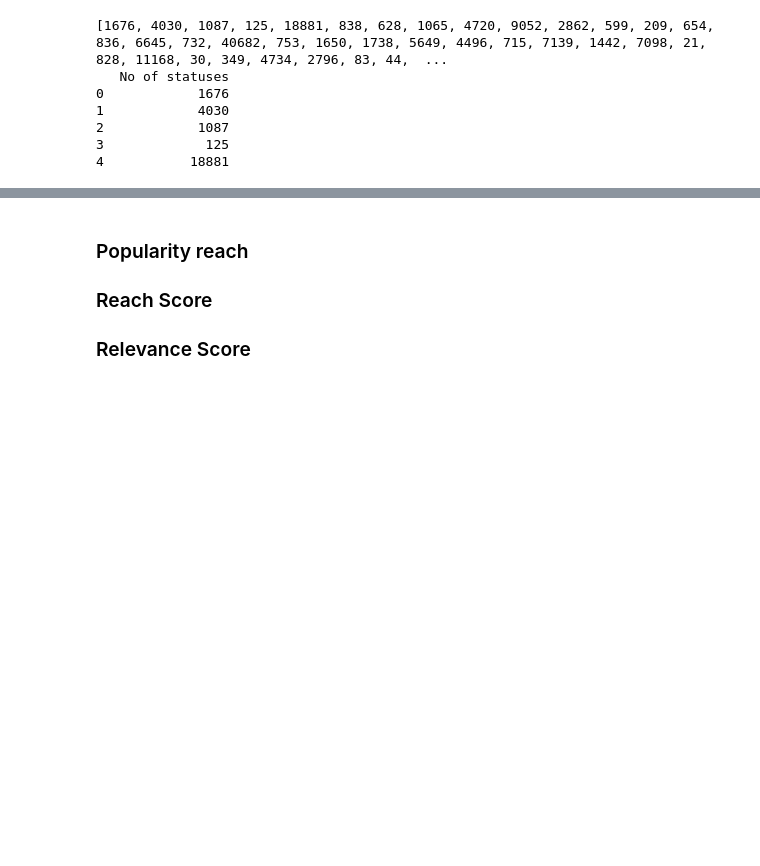
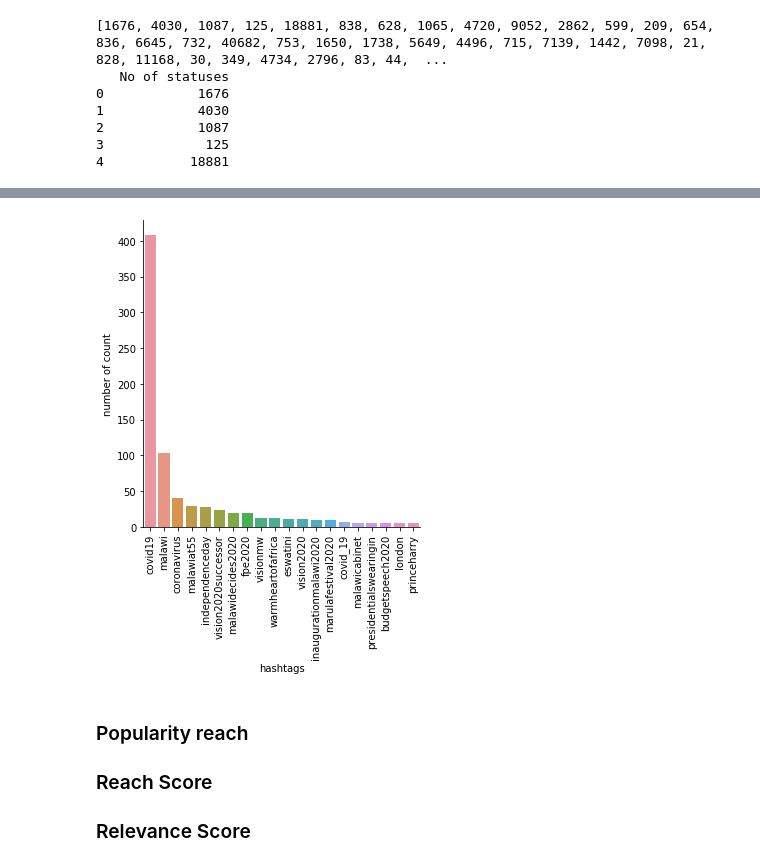
Before and after one commit to rofiahadeshina/QuickStart2020, a Jupyter notebook: week1/notebook/week1_of_scrapping_starter updated.ipynb, the cells around one changed output, grey strips where cells are left out. Saved outputs shown, nothing was run; the diff lists cells and outputs as text; code cells hidden in the pictures; blank space fills up the shorter version.

```diff
--- a/week1/notebook/week1_of_scrapping_starter updated.ipynb
+++ b/week1/notebook/week1_of_scrapping_starter updated.ipynb
@@ -212,7 +264,7 @@ for i in fl_handles:
 # getting followers for 100 influencers
 # Calling the get_user function with our parameters
 followers = []
-for i in fl_handles:
+for i in handles:
     try:
         results = api.get_user(id=i)
     except tweepy.TweepError as e:
@@ -220,8 +272,4 @@ for i in fl_handles:
     followers.append(results.followers_count)
     #print(results.followers_count)
 print(followers)
-# followers dataframe
-total_followers = pd.DataFrame(followers,columns=["Number of followers"])
-#total_followers.to_csv('C:/Users/HP/Desktop/CV, P.Statement and others/10 Academy/gov_follower.csv')
-print(total_followers.head())
 # %% [output]
@@ -235,7 +301,7 @@ print(total_followers.head())
 # %%
 # getting no of likes for gov influencers
 likes = []
-for i in fl_handles:
+for i in handles:
     try:
         results = api.get_user(id=i)
     except tweepy.TweepError as e:
@@ -278,11 +364,13 @@ print(gov_following.head())
 # %%
 #getting retweets
 no_of_retweets = []
-for id in fl_handles:
+for id in handles:
     try:
-        tweets = tweepy.Cursor(api.user_timeline, id=i).items()
+        tweets = tweepy.Cursor(api.user_timeline, id=i).items(200)
+        rt = 0
         for tweet in tweets:
-            no_of_retweets.append(tweet.retweet_count)
+            rt+=tweet.retweet_count
+            no_of_retweets.append(rt)
     except tweepy.TweepError as e:
         continue
 #print(no_of_retweets)
@@ -404,0 +510,17 @@ def get_hashtags(fl_handles):
+# %%
+hashtags = [item.lower() for item in hashtags]
+print(hashtags)
+from collections import Counter
+highest_number = Counter(hashtags)
+print(highest_number)
+
+#pd.set_option('display.max_rows', None)
+#pd.set_option('display.max_columns', None)
+#pd.set_option('display.width', None)
+#pd.set_option('display.max_colwidth', -1)
+
+#to convert highest_nmber dict to dataframe
+df = pd.DataFrame(highest_number.items(), columns=["hashtags","number of count"])
+print(df.head(10))
+df_sort = df.sort_values('number of count', ascending=False).head(20)
+print(df_sort)
@@ -405,3 +545,11 @@ def get_hashtags(fl_handles):
+# %%
+import matplotlib.pyplot as plt
+import seaborn as sns
+sns.catplot(x='hashtags',y='number of count', data=df_sort, kind='bar')
+plt.xticks(rotation=90)
+plt.show()
+# %% [output]
+[figure, added]
 # %% [markdown]
 ### Popularity reach
 ### Reach Score
```
Also changed, not shown: parts of 21 cells of this notebook, 4 other files.
